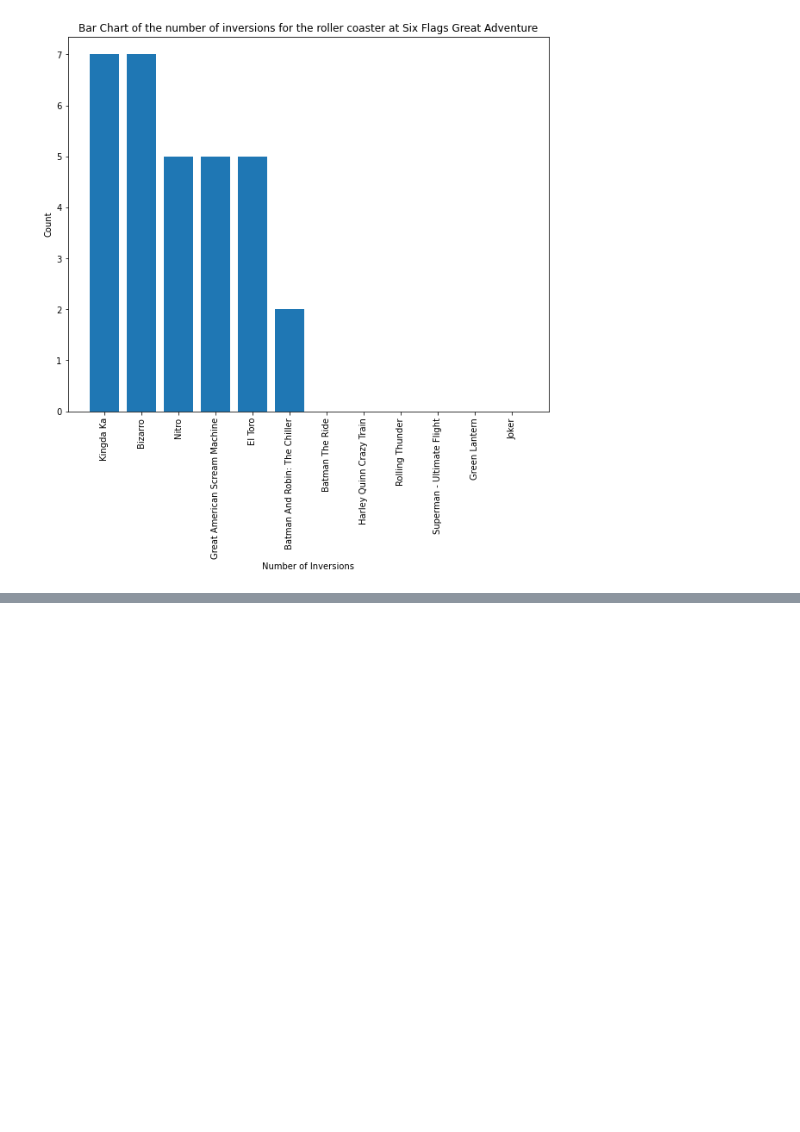
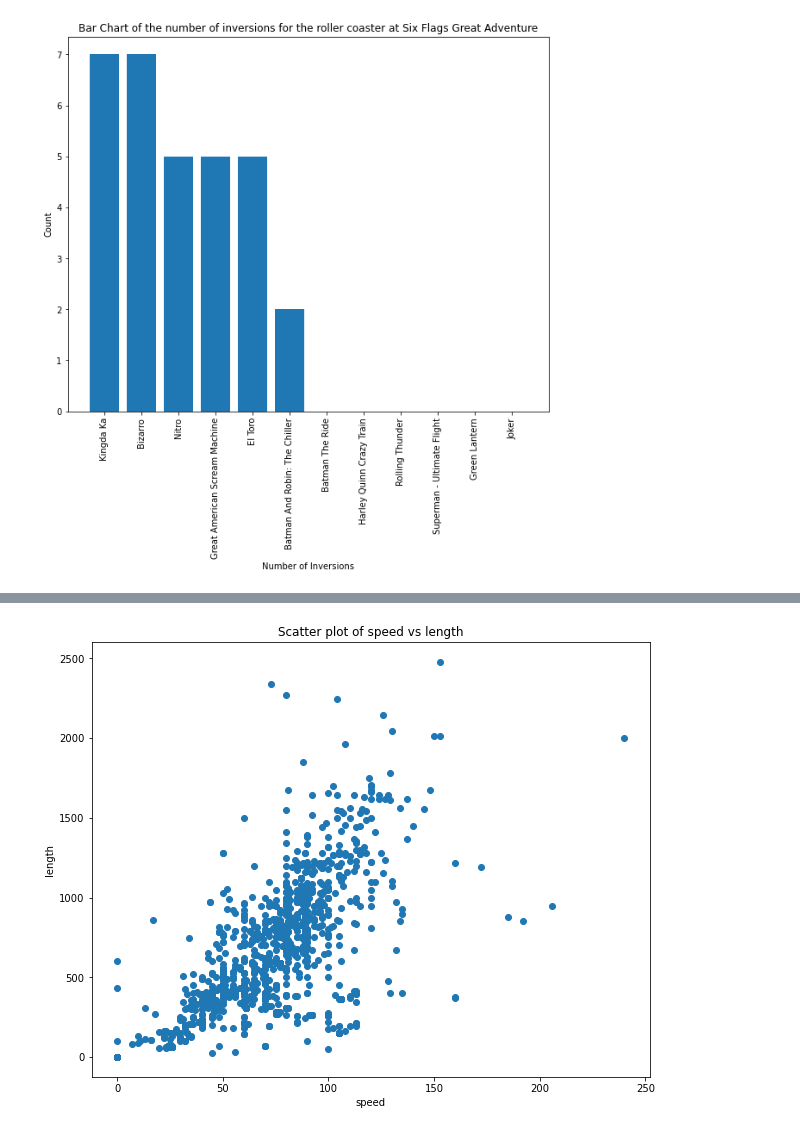
Before and after one commit to joeelorm/Data_Science, a Jupyter notebook: Data Visualization/Data Visualisation_3.ipynb, the cells around one changed output, grey strips where cells are left out. Drawn from its saved outputs; the diff is of its cells as text; code cells hidden in the pictures; blank space fills up the shorter version.

```diff
--- a/Data Visualization/Data Visualisation_3.ipynb
+++ b/Data Visualization/Data Visualisation_3.ipynb
@@ -280,0 +288,19 @@ roller_coasters[roller_coasters['park'] == 'Bobbejaanland']
+# %%
+# Create a function to plot scatter of any two columns
+
+def scatter_plt_creator(df, col_1, col_2):
+    """Col_1 and col_2 should be numeric"""
+
+    col_1_vals = df[col_1]
+    col_2_vals = df[col_2]
+
+    plt.figure(figsize = (10, 8))
+    plt.scatter(col_1_vals, col_2_vals)
+    plt.title('Scatter plot of {} vs {}'.format(col_1, col_2))
+    plt.xlabel(col_1)
+    plt.ylabel(col_2)
+    plt.show()
+# %%
+scatter_plt_creator(roller_coasters, 'speed', 'length')
+# %% [output]
+[figure, added]
```
Also changed, not shown: parts of 4 cells of this notebook.
